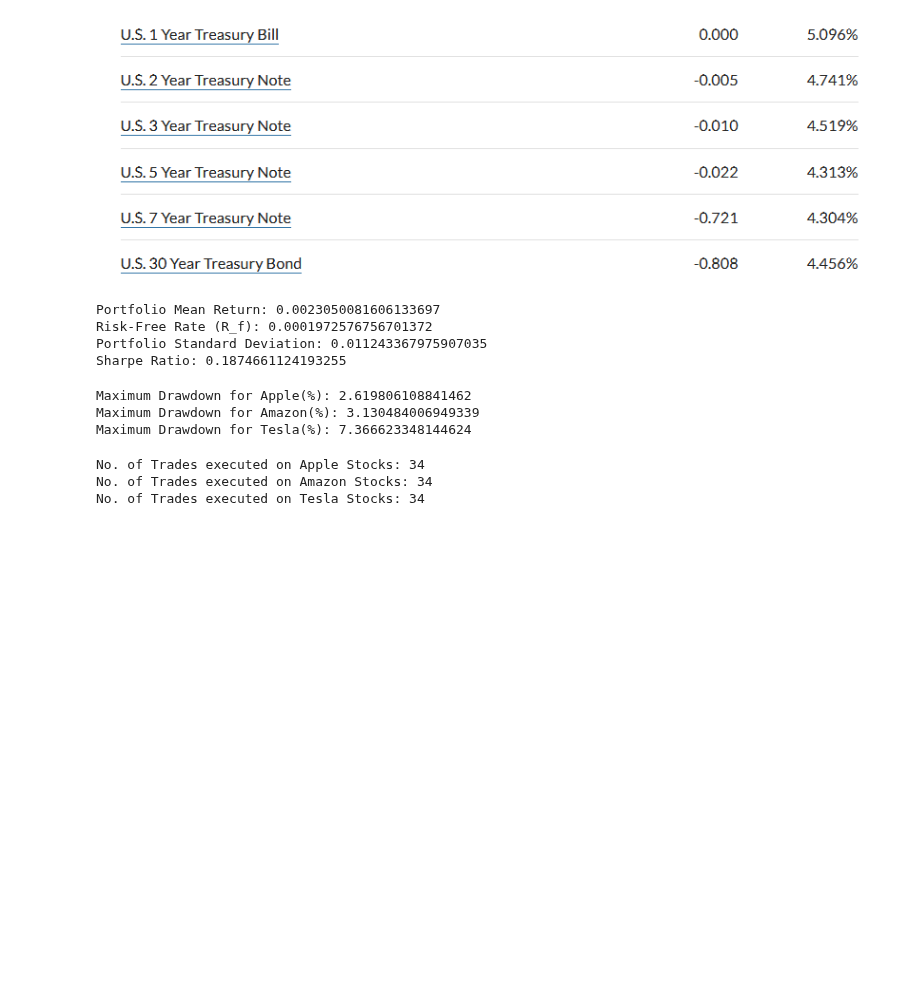
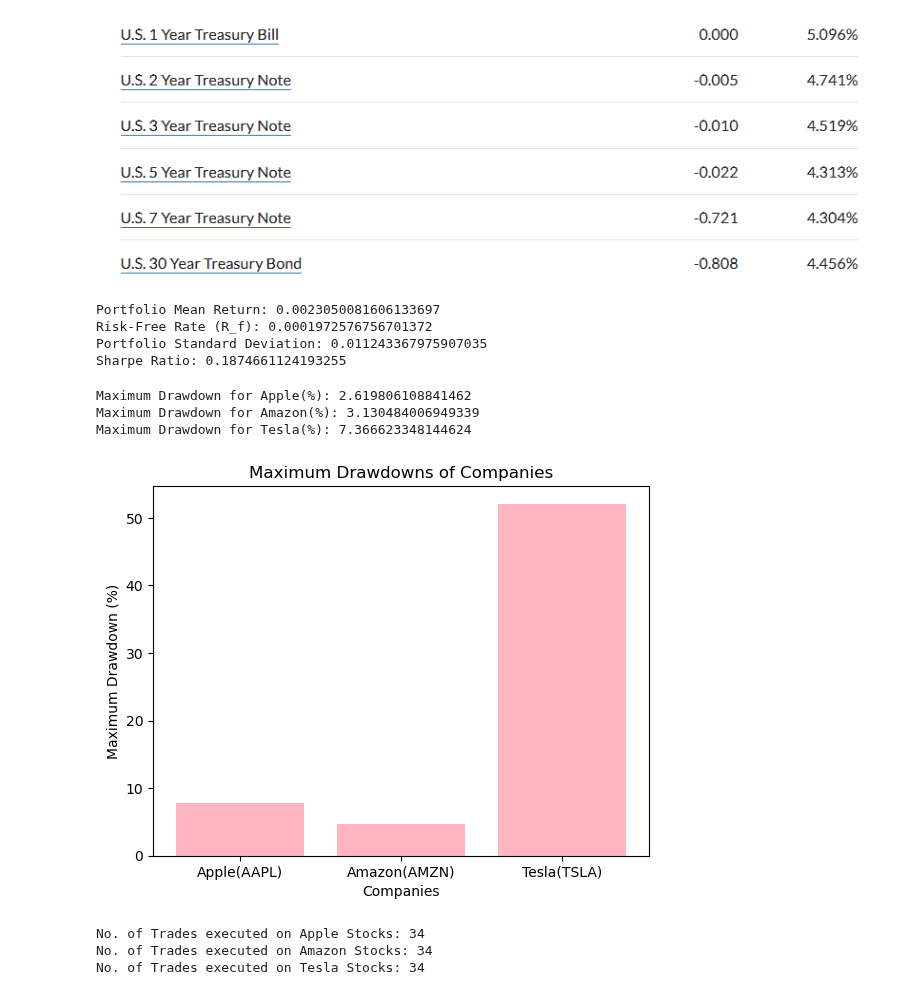
Before and after one commit to 37nomad/Stock-Sentiment-Analysis-Using-Machine-Learning, a Jupyter notebook: Finance_Project/Sentiment-Analysis - Copy.ipynb, the cells around one changed output. Saved outputs shown, nothing was run; the diff lists cells and outputs as text; code cells hidden in the pictures; blank space fills up the shorter version.

```diff
--- a/Finance_Project/Project2 - Copy.ipynb
+++ b/Finance_Project/Sentiment-Analysis - Copy.ipynb
@@ -1070,6 +1081,16 @@ print("Maximum Drawdown for Tesla(%):", max_drawdown_tsla)
 Maximum Drawdown for Apple(%): 2.619806108841462
 Maximum Drawdown for Amazon(%): 3.130484006949339
 Maximum Drawdown for Tesla(%): 7.366623348144624
+# %%
+drawdown_values = [max_drawdown_aapl, max_drawdown_amzn, max_drawdown_tsla]
+plt.bar(company_names, drawdown_values, color='#FFB6C1')
+plt.xlabel('Companies')
+plt.ylabel('Maximum Drawdown (%)')
+plt.title('Maximum Drawdowns of Companies')
+plt.axhline(0, color='black', linewidth=0.4)
+plt.show()
+# %% [output]
+[figure, added]
 # %%
 print("No. of Trades executed on Apple Stocks:",trades_aapl)
 print("No. of Trades executed on Amazon Stocks:",trades_amzn)
```
Also changed, not shown: parts of 7 cells of this notebook, 1 other file.
